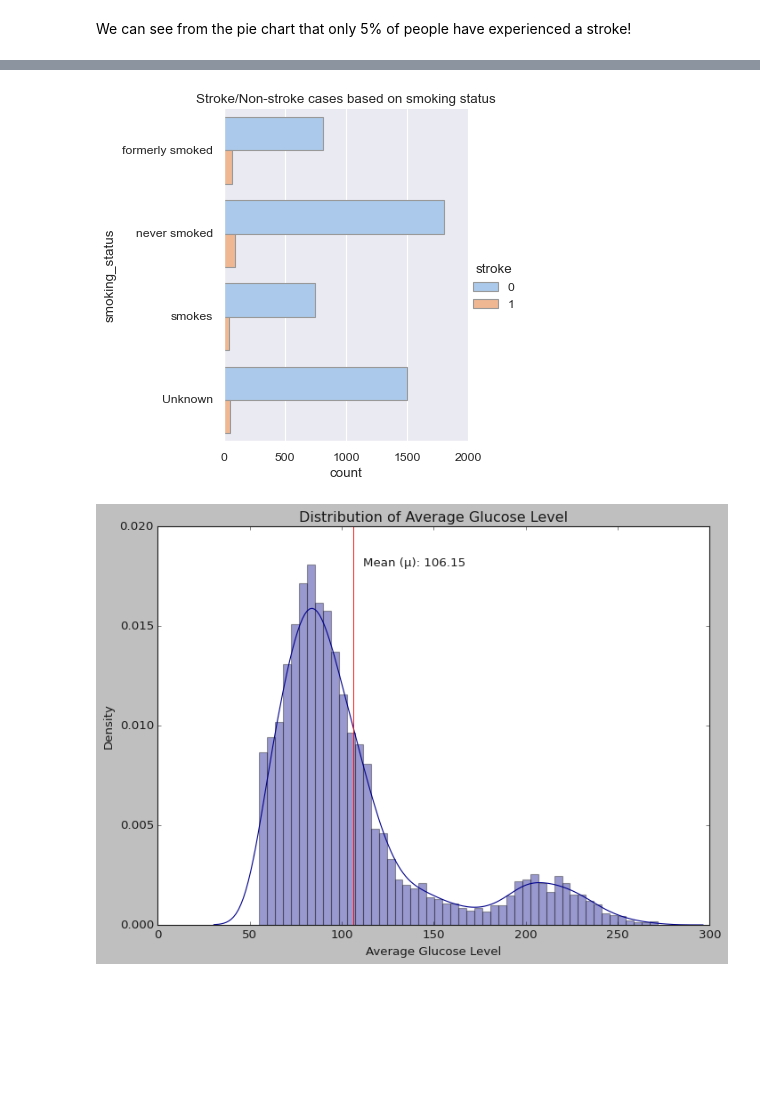
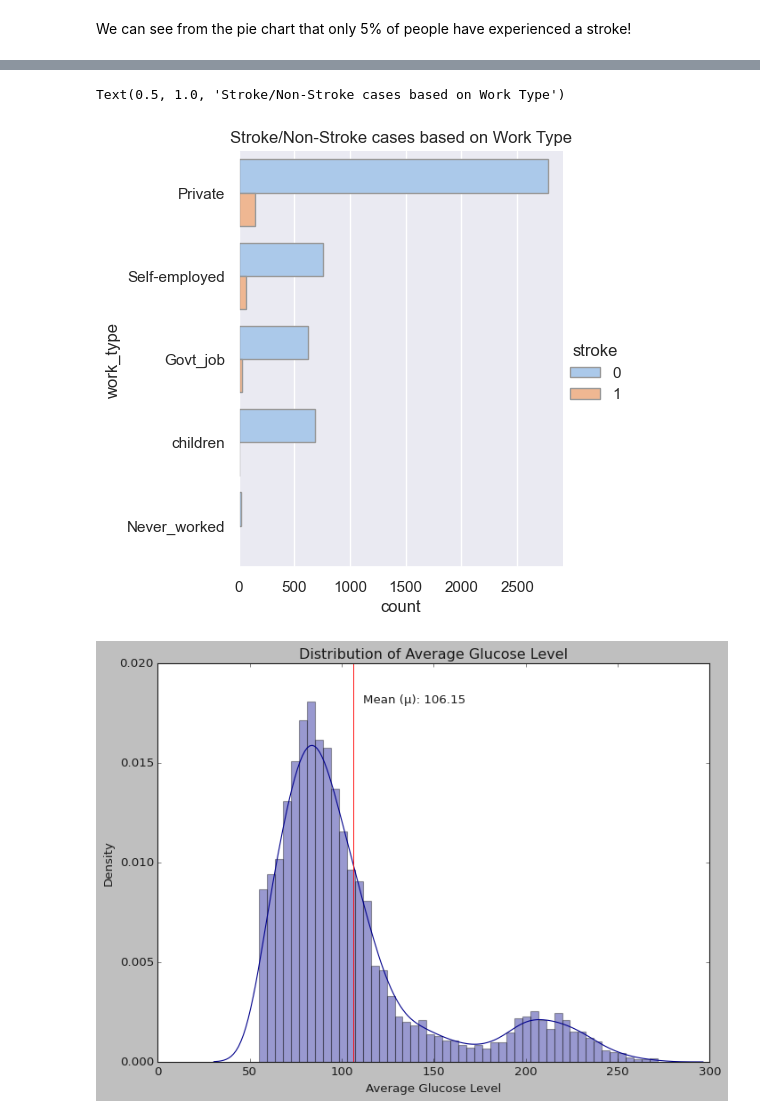
Before and after one commit to gracygulati7/APSC, a Jupyter notebook: Stroke/Stroke.ipynb, the cells around one changed output, grey strips where cells are left out. Saved outputs shown, nothing was run; the diff lists cells and outputs as text; code cells hidden in the pictures; blank space fills up the shorter version.

```diff
--- a/Stroke/Stroke.ipynb
+++ b/Stroke/Stroke.ipynb
@@ -12,5 +12,5 @@ from plotly.subplots import make_subplots
 import warnings
 warnings.filterwarnings('ignore')
 # %%
-stroke_data = pd.read_csv('healthcare-dataset-stroke-data.csv')
+stroke_data=pd.read_csv('strokes.csv')
 # %% [markdown]
@@ -83,2 +83,3 @@ stroke_data.shape
 # %%
-stroke_data = stroke_data.drop(['id'], axis = 1)
+stroke_data = stroke_data.drop('id', axis=1)
+stroke_data.head()
@@ -274,9 +267,9 @@ plt.show()
 # %%
-sns.catplot(y="smoking_status", hue="stroke", kind="count", palette="pastel", edgecolor=".6", data= stroke_data)
-plt.title('Stroke/Non-stroke cases based on smoking status')
-plt.show()
+sns.catplot(y="work_type", hue="stroke", kind="count",palette="pastel", edgecolor=".6", data=stroke_data)
+plt.title('Stroke/Non-Stroke cases based on Work Type')
 # %% [output]
+Text(0.5, 1.0, 'Stroke/Non-Stroke cases based on Work Type')
-[figure, old version]
+[figure, new version]
 # %%
 plt.style.use("classic")
 plt.figure(figsize=(10, 7))
```
Also changed, not shown: parts of 63 cells of this notebook.
